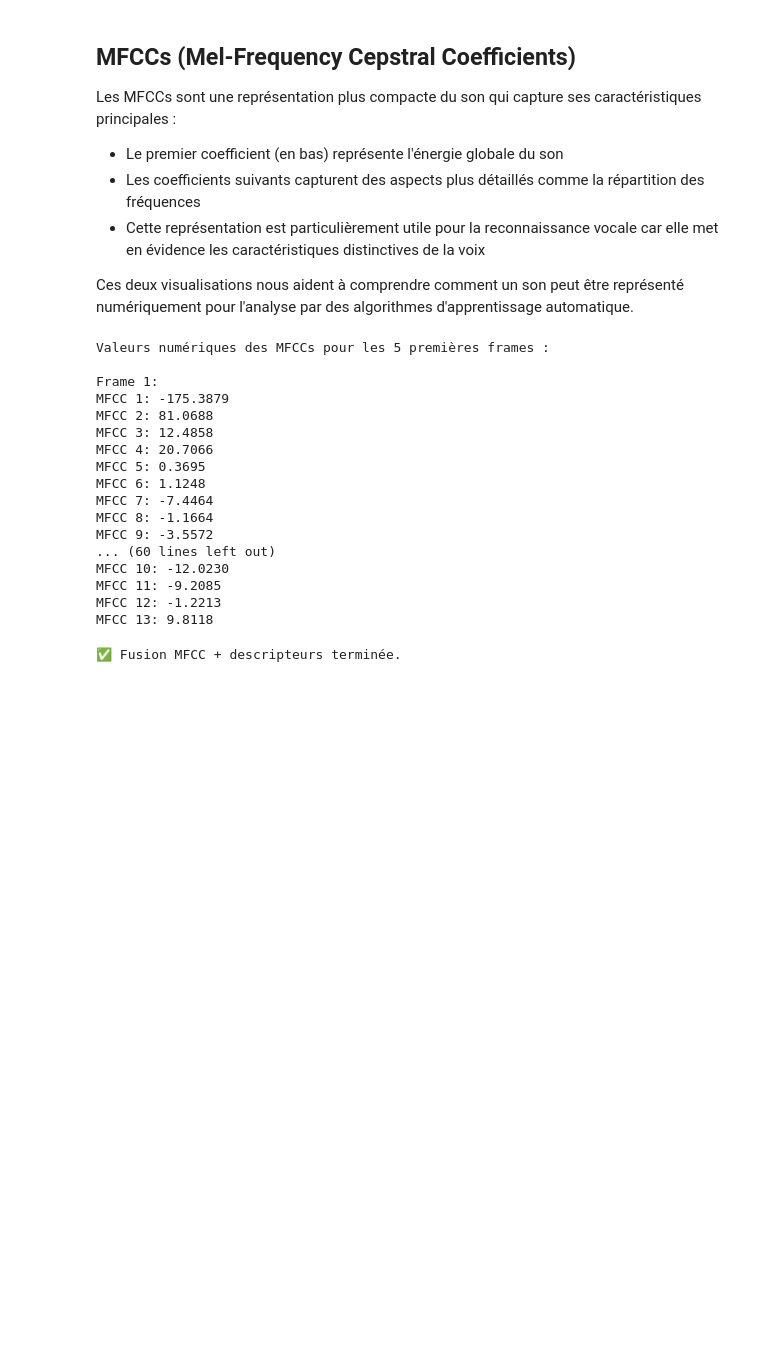
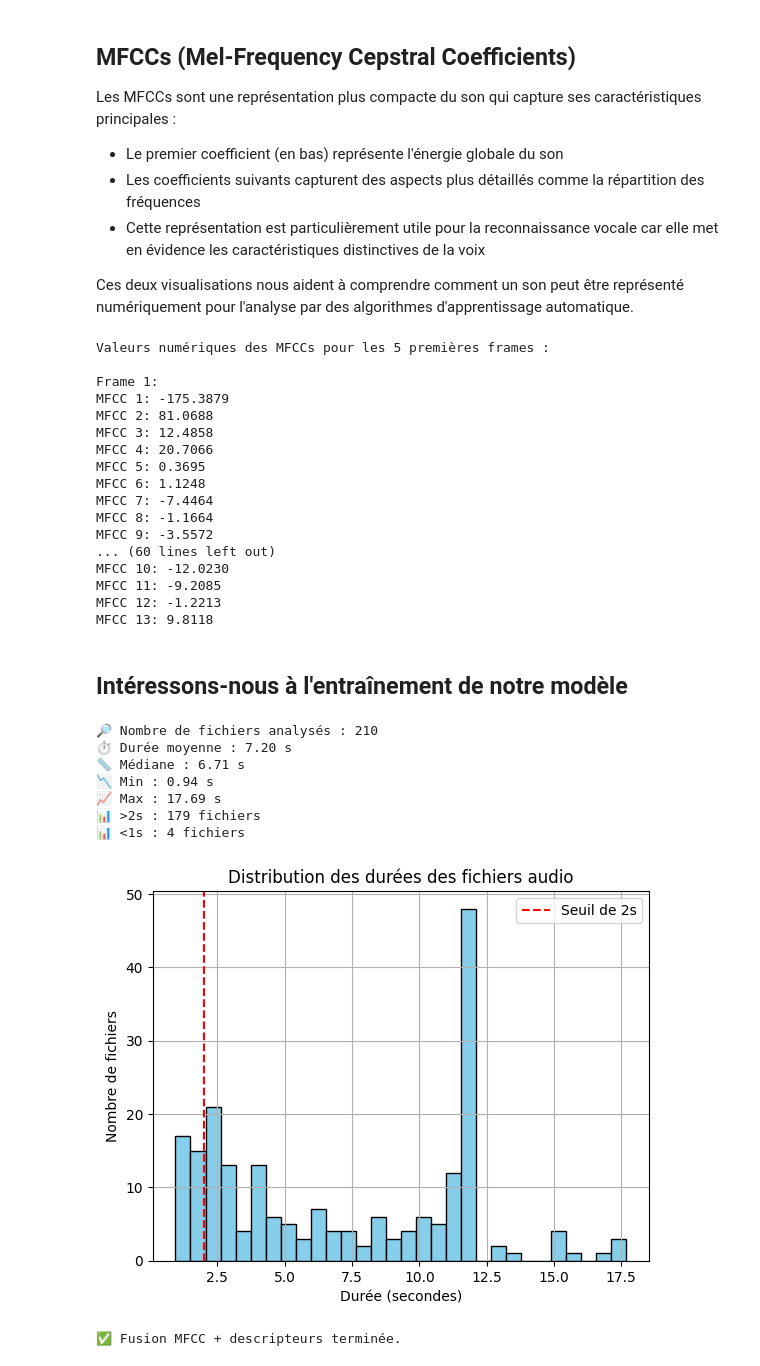
Before and after one commit to seb54/Doggy-and-Cat-adventure, a Jupyter notebook: classification_audio.ipynb, the cells around one changed output. Saved outputs shown, nothing was run; the diff lists cells and outputs as text; code cells hidden in the pictures; blank space fills up the shorter version.

```diff
--- a/classification_audio.ipynb
+++ b/classification_audio.ipynb
@@ -317,3 +317,5 @@ MFCC 10: -12.0230
 MFCC 11: -9.2085
 MFCC 12: -1.2213
 MFCC 13: 9.8118
+# %% [markdown]
+## Intéressons-nous à l'entraînement de notre modèle
@@ -320,3 +324,57 @@ MFCC 13: 9.8118
+# %%
+# === PARAMÈTRES ===
+DATA_DIR = 'data/train'  # ou 'data/test'
+CLASSES = ['cats', 'dogs']
+SR = 22050  # taux d'échantillonnage
+
+# === COLLECTE DES DURÉES ===
+durations = []
+
+for classe in CLASSES:
+    path_classe = os.path.join(DATA_DIR, classe)
+    if not os.path.exists(path_classe):
+        continue
+
+    for fichier in os.listdir(path_classe):
+        if fichier.endswith('.wav'):
+            try:
+                chemin = os.path.join(path_classe, fichier)
+                y, sr = librosa.load(chemin, sr=SR)
+                duration = librosa.get_duration(y=y, sr=sr)
+                durations.append(duration)
+            except Exception as e:
+                print(f"Erreur sur {fichier} : {e}")
+
+# === STATS ===
+import numpy as np
+durations = np.array(durations)
+
+print(f"🔎 Nombre de fichiers analysés : {len(durations)}")
+print(f"⏱️ Durée moyenne : {durations.mean():.2f} s")
+print(f"📏 Médiane : {np.median(durations):.2f} s")
+print(f"📉 Min : {durations.min():.2f} s")
+print(f"📈 Max : {durations.max():.2f} s")
+print(f"📊 >2s : {(durations > 2).sum()} fichiers")
+print(f"📊 <1s : {(durations < 1).sum()} fichiers")
+
+# === HISTOGRAMME DES DURÉES ===
+plt.hist(durations, bins=30, color='skyblue', edgecolor='black')
+plt.title("Distribution des durées des fichiers audio")
+plt.xlabel("Durée (secondes)")
+plt.ylabel("Nombre de fichiers")
+plt.axvline(2.0, color='red', linestyle='--', label='Seuil de 2s')
+plt.legend()
+plt.grid(True)
+plt.show()
+# %% [output]
+🔎 Nombre de fichiers analysés : 210
+⏱️ Durée moyenne : 7.20 s
+📏 Médiane : 6.71 s
+📉 Min : 0.94 s
+📈 Max : 17.69 s
+📊 >2s : 179 fichiers
+📊 <1s : 4 fichiers
+[figure, added]
 # %%
 import os
 import librosa
```
Also changed, not shown: parts of 3 cells of this notebook.
